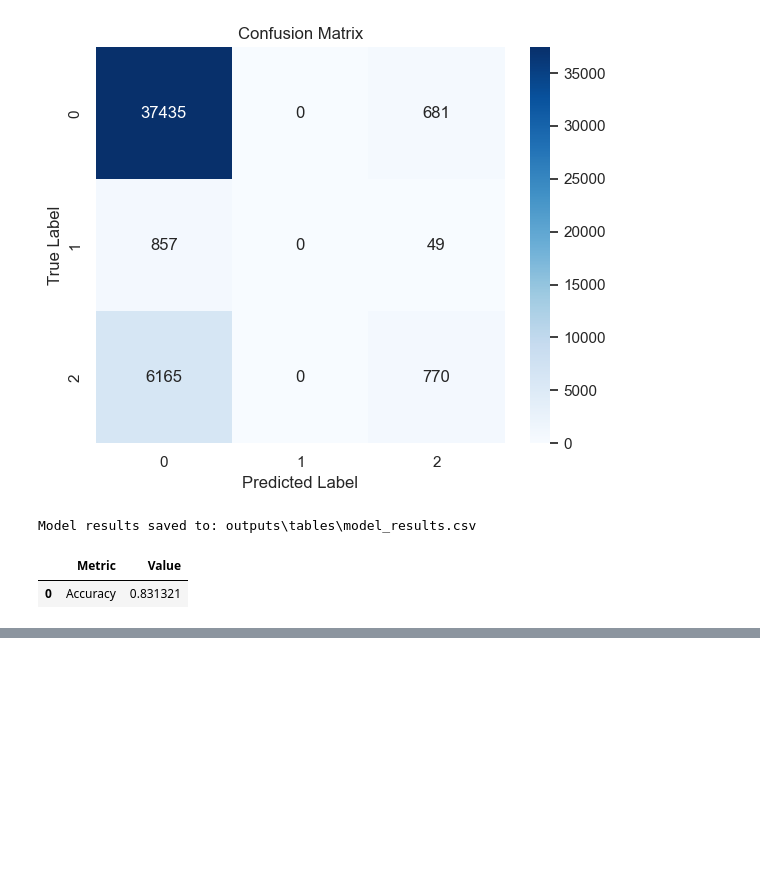
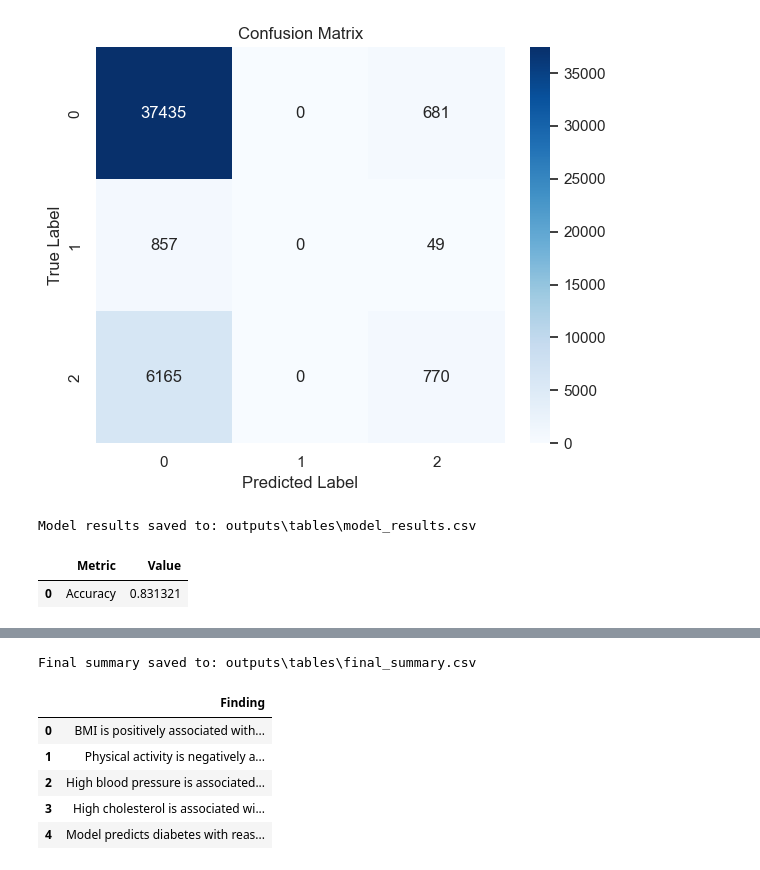
Before and after one commit to Amaanster1234/INFO-I211---Final-Project-, a Jupyter notebook: final_project.ipynb, the cells around one changed output, grey strips where cells are left out. Saved outputs shown, nothing was run; the diff lists cells and outputs as text; code cells hidden in the pictures; blank space fills up the shorter version.

```diff
--- a/final_project.ipynb
+++ b/final_project.ipynb
@@ -1099,0 +1210,28 @@ Model results saved to: outputs\tables\model_results.csv
+# %%
+# ----------------------------
+# Save final summary
+# ----------------------------
+
+final_summary = pd.DataFrame({
+    "Finding": [
+        "BMI is positively associated with diabetes",
+        "Physical activity is negatively associated with diabetes",
+        "High blood pressure is associated with diabetes",
+        "High cholesterol is associated with diabetes",
+        "Model predicts diabetes with reasonable accuracy"
+    ]
+})
+
+final_file = os.path.join(tables_folder, "final_summary.csv")
+final_summary.to_csv(final_file, index=False)
+
+print("Final summary saved to:", final_file)
+display(final_summary)
+# %% [output]
+Final summary saved to: outputs\tables\final_summary.csv
+|  | Finding |
+| 0 | BMI is positively associated with... |
+| 1 | Physical activity is negatively a... |
+| 2 | High blood pressure is associated... |
+| 3 | High cholesterol is associated wi... |
+| 4 | Model predicts diabetes with reas... |
```
Also changed, not shown: parts of 5 cells of this notebook.
